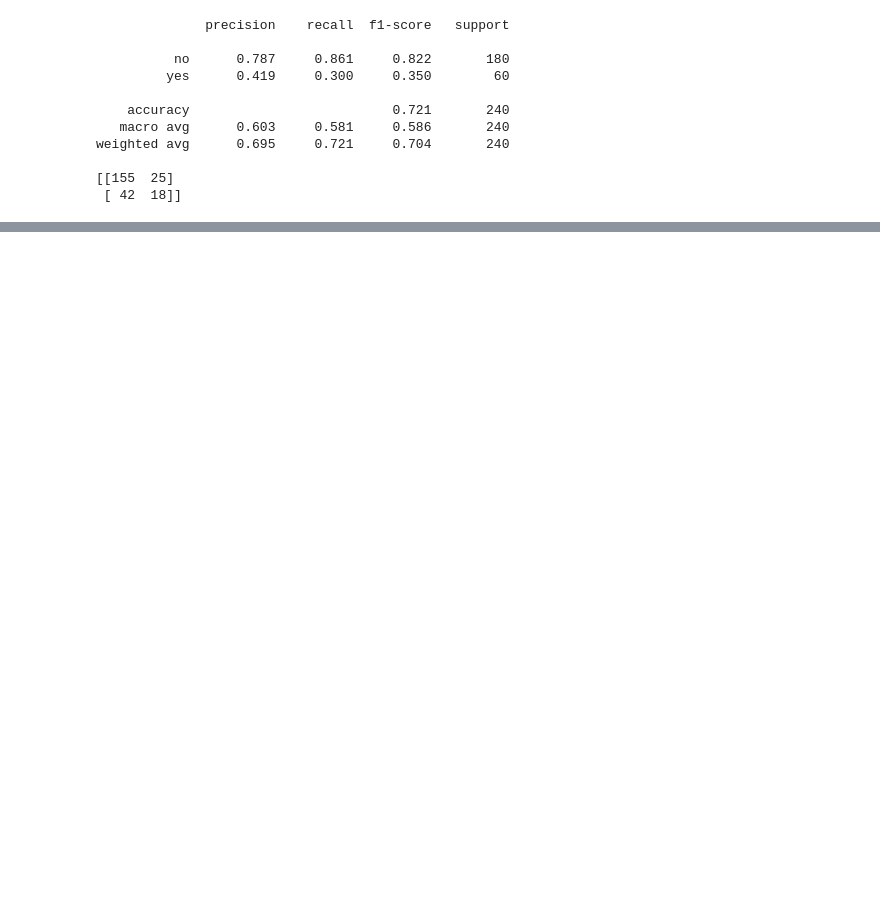
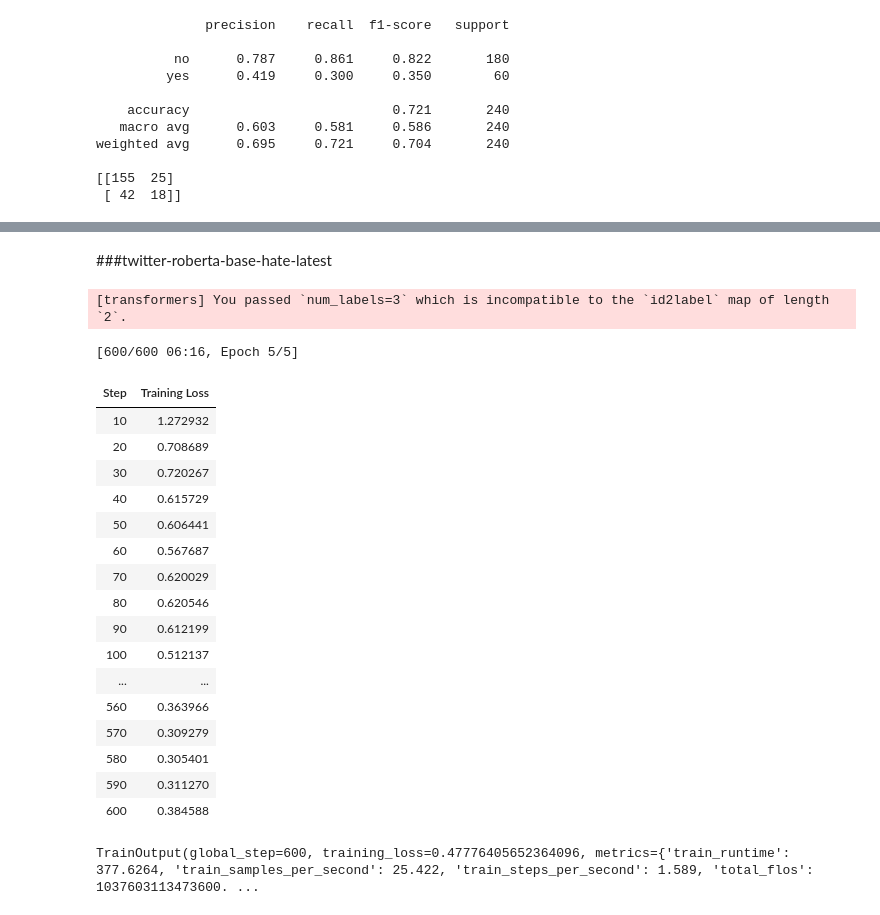
Before and after one commit to Sayak-coder/HateSpeech-detection, a Jupyter notebook: Subtask_A_[IT]_part2.ipynb, the cells around one changed output, grey strips where cells are left out. Cells and saved outputs as stored; diff of their text form; code cells hidden in the pictures; blank space fills up the shorter version.

```diff
--- a/Subtask_A_[IT]_part2.ipynb
+++ b/Subtask_A_[IT]_part2.ipynb
@@ -307,0 +349,7 @@ weighted avg      0.695     0.721     0.704       240
+# %% [markdown]
+###twitter-roberta-base-hate-latest
+# %%
+from transformers import AutoTokenizer
+
+MODEL = f"cardiffnlp/twitter-roberta-base-hate-latest"
+tokenizer = AutoTokenizer.from_pretrained(MODEL)
@@ -307,0 +364,62 @@ weighted avg      0.695     0.721     0.704       240
+# %%
+from transformers import TrainingArguments
+
+training_args = TrainingArguments(
+    output_dir="./results",
+    num_train_epochs=5,
+    per_device_train_batch_size=16,
+    per_device_eval_batch_size=32,
+    warmup_steps=60,
+    weight_decay=0.01,
+    learning_rate=2e-5,
+    logging_steps=10,
+    max_grad_norm=1.0
+)
+# %%
+from transformers import AutoModelForSequenceClassification
+
+MODEL = "cardiffnlp/twitter-roberta-base-hate-latest"
+
+model = AutoModelForSequenceClassification.from_pretrained(
+    MODEL,
+    num_labels=3,
+    ignore_mismatched_sizes=True,
+    id2label={0: "no", 1: "yes"},
+    label2id={"no": 0, "yes": 1}
+).to(device)
+# %% [output]
+[transformers] You passed `num_labels=3` which is incompatible to the `id2label` map of length `2`.
+# %%
+from transformers import Trainer, DataCollatorWithPadding
+
+data_collator = DataCollatorWithPadding(tokenizer=tokenizer)
+
+trainer_twitter_roberta = Trainer(
+    model=model,
+    args=training_args,
+    train_dataset=train_dataset,
+    eval_dataset=val_dataset,
+    data_collator=data_collator
+)
+
+trainer_twitter_roberta.train()
+# %% [output]
+[600/600 06:16, Epoch 5/5]
+| Step | Training Loss |
+| 10 | 1.272932 |
+| 20 | 0.708689 |
+| 30 | 0.720267 |
+| 40 | 0.615729 |
+| 50 | 0.606441 |
+| 60 | 0.567687 |
+| 70 | 0.620029 |
+| 80 | 0.620546 |
+| 90 | 0.612199 |
+| 100 | 0.512137 |
+| ... | ... |
+| 560 | 0.363966 |
+| 570 | 0.309279 |
+| 580 | 0.305401 |
+| 590 | 0.311270 |
+| 600 | 0.384588 |
+TrainOutput(global_step=600, training_loss=0.47776405652364096, metrics={'train_runtime': 377.6264, 'train_samples_per_second': 25.422, 'train_steps_per_second': 1.589, 'total_flos': 1037603113473600. ...
```
Also changed, not shown: parts of 35 cells of this notebook.
